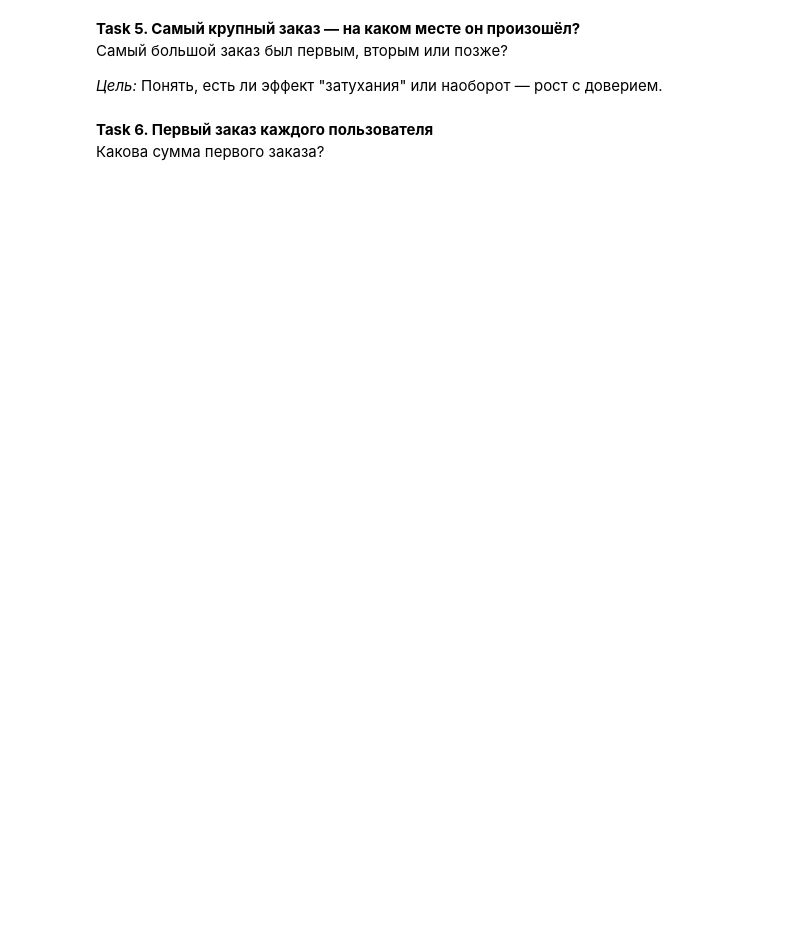
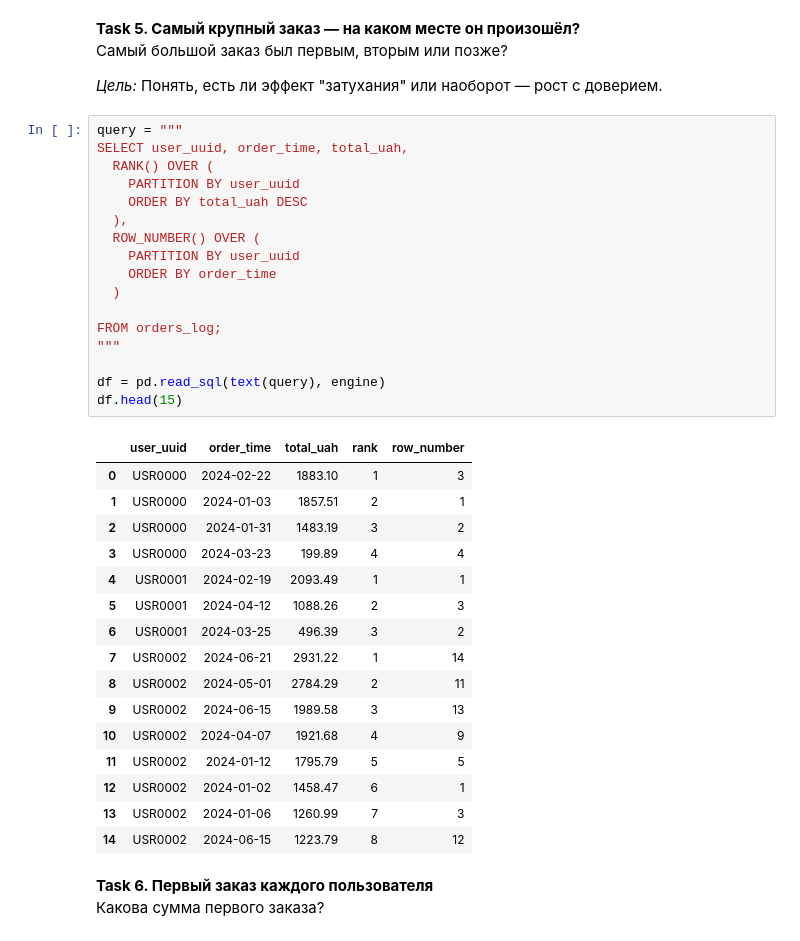
Before and after one commit to cpython-projects/da_2603, a Jupyter notebook: lesson_25.ipynb, the cells around one changed output. Cells and saved outputs as stored; diff of their text form; blank space fills up the shorter version.

```diff
--- a/lesson_25.ipynb
+++ b/lesson_25.ipynb
@@ -393,6 +513,40 @@ engine = create_engine(f"postgresql+psycopg2://{DB_USER}:{DB_PASS}@{DB_HOST}:{DB
 Самый большой заказ был первым, вторым или позже?
 
 *Цель:* Понять, есть ли эффект "затухания" или наоборот — рост с доверием.
+# %%
+query = """
+SELECT user_uuid, order_time, total_uah,
+  RANK() OVER (
+    PARTITION BY user_uuid
+    ORDER BY total_uah DESC
+  ),
+  ROW_NUMBER() OVER (
+    PARTITION BY user_uuid
+    ORDER BY order_time
+  )
+
+FROM orders_log;
+"""
+
+df = pd.read_sql(text(query), engine)
+df.head(15)
+# %% [output]
+|  | user_uuid | order_time | total_uah | rank | row_number |
+| 0 | USR0000 | 2024-02-22 | 1883.10 | 1 | 3 |
+| 1 | USR0000 | 2024-01-03 | 1857.51 | 2 | 1 |
+| 2 | USR0000 | 2024-01-31 | 1483.19 | 3 | 2 |
+| 3 | USR0000 | 2024-03-23 | 199.89 | 4 | 4 |
+| 4 | USR0001 | 2024-02-19 | 2093.49 | 1 | 1 |
+| 5 | USR0001 | 2024-04-12 | 1088.26 | 2 | 3 |
+| 6 | USR0001 | 2024-03-25 | 496.39 | 3 | 2 |
+| 7 | USR0002 | 2024-06-21 | 2931.22 | 1 | 14 |
+| 8 | USR0002 | 2024-05-01 | 2784.29 | 2 | 11 |
+| 9 | USR0002 | 2024-06-15 | 1989.58 | 3 | 13 |
+| 10 | USR0002 | 2024-04-07 | 1921.68 | 4 | 9 |
+| 11 | USR0002 | 2024-01-12 | 1795.79 | 5 | 5 |
+| 12 | USR0002 | 2024-01-02 | 1458.47 | 6 | 1 |
+| 13 | USR0002 | 2024-01-06 | 1260.99 | 7 | 3 |
+| 14 | USR0002 | 2024-06-15 | 1223.79 | 8 | 12 |
 # %% [markdown]
 **Task 6. Первый заказ каждого пользователя**
 Какова сумма первого заказа?
```
Also changed, not shown: parts of 17 cells of this notebook.
